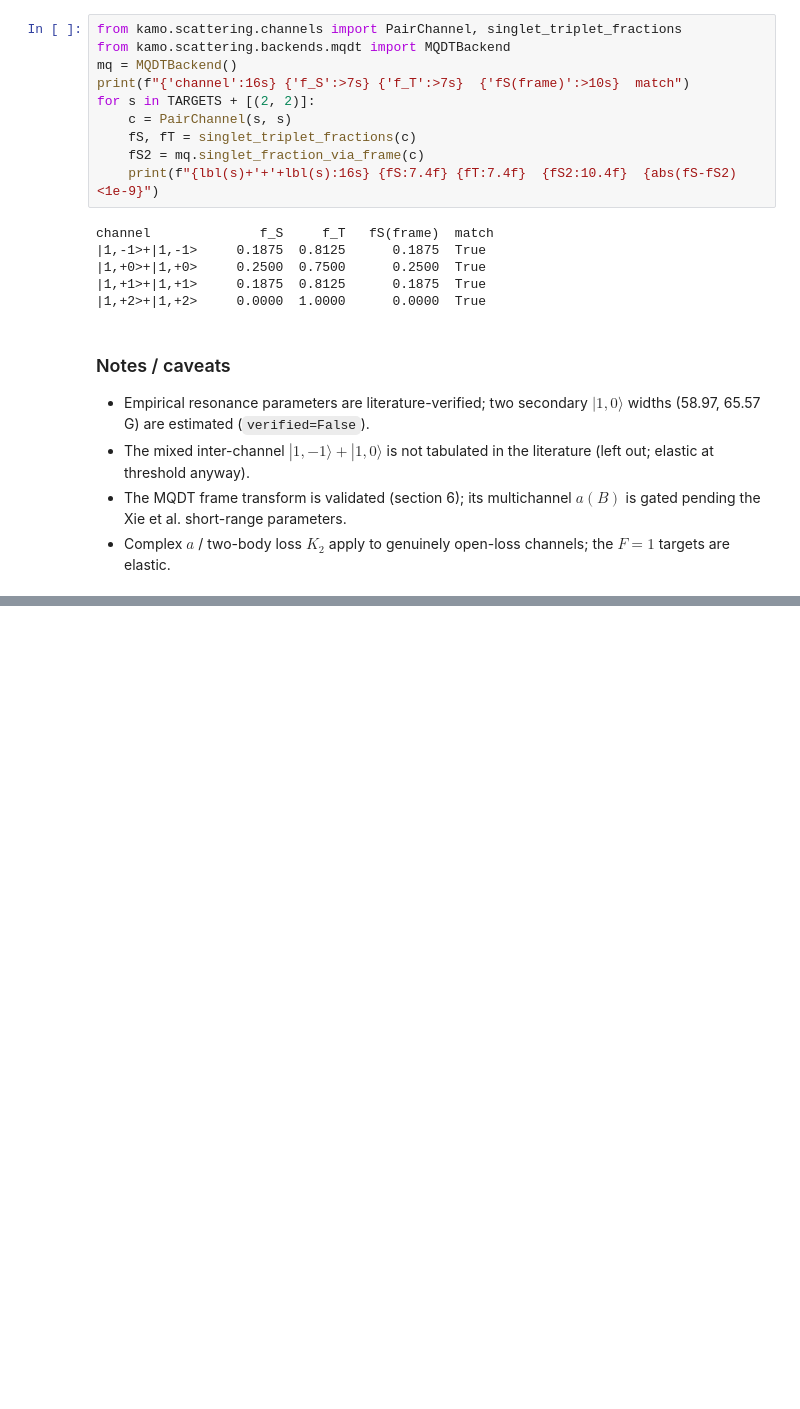
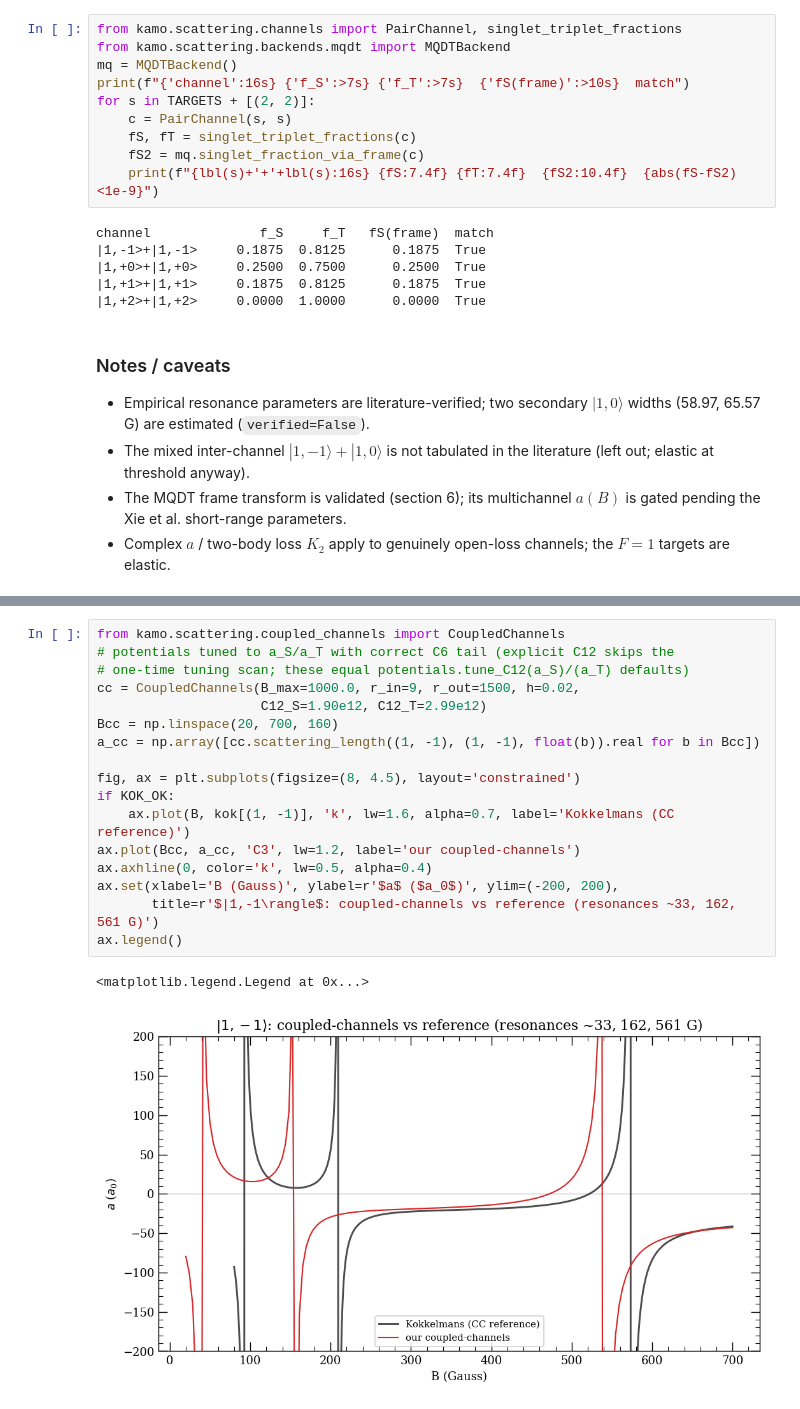
Before and after one commit to ucsb-amo/k-amo, a Jupyter notebook: kamo/scattering/examples/scattering_demo.ipynb, the cells around one changed output, grey strips where cells are left out. Cells and saved outputs as stored; diff of their text form; blank space fills up the shorter version.

Commit message:
scattering

```diff
--- a/kamo/scattering/examples/scattering_demo.ipynb
+++ b/kamo/scattering/examples/scattering_demo.ipynb
@@ -201,0 +215,20 @@ channel              f_S     f_T   fS(frame)  match
+# %%
+from kamo.scattering.coupled_channels import CoupledChannels
+# potentials tuned to a_S/a_T with correct C6 tail (explicit C12 skips the
+# one-time tuning scan; these equal potentials.tune_C12(a_S)/(a_T) defaults)
+cc = CoupledChannels(B_max=1000.0, r_in=9, r_out=1500, h=0.02,
+                     C12_S=1.90e12, C12_T=2.99e12)
+Bcc = np.linspace(20, 700, 160)
+a_cc = np.array([cc.scattering_length((1, -1), (1, -1), float(b)).real for b in Bcc])
+
+fig, ax = plt.subplots(figsize=(8, 4.5), layout='constrained')
+if KOK_OK:
+    ax.plot(B, kok[(1, -1)], 'k', lw=1.6, alpha=0.7, label='Kokkelmans (CC reference)')
+ax.plot(Bcc, a_cc, 'C3', lw=1.2, label='our coupled-channels')
+ax.axhline(0, color='k', lw=0.5, alpha=0.4)
+ax.set(xlabel='B (Gauss)', ylabel=r'$a$ ($a_0$)', ylim=(-200, 200),
+       title=r'$|1,-1\rangle$: coupled-channels vs reference (resonances ~33, 162, 561 G)')
+ax.legend()
+# %% [output]
+<matplotlib.legend.Legend at 0x...>
+[figure, added]
```
Also changed, not shown: parts of 4 cells of this notebook, 8 other files.
